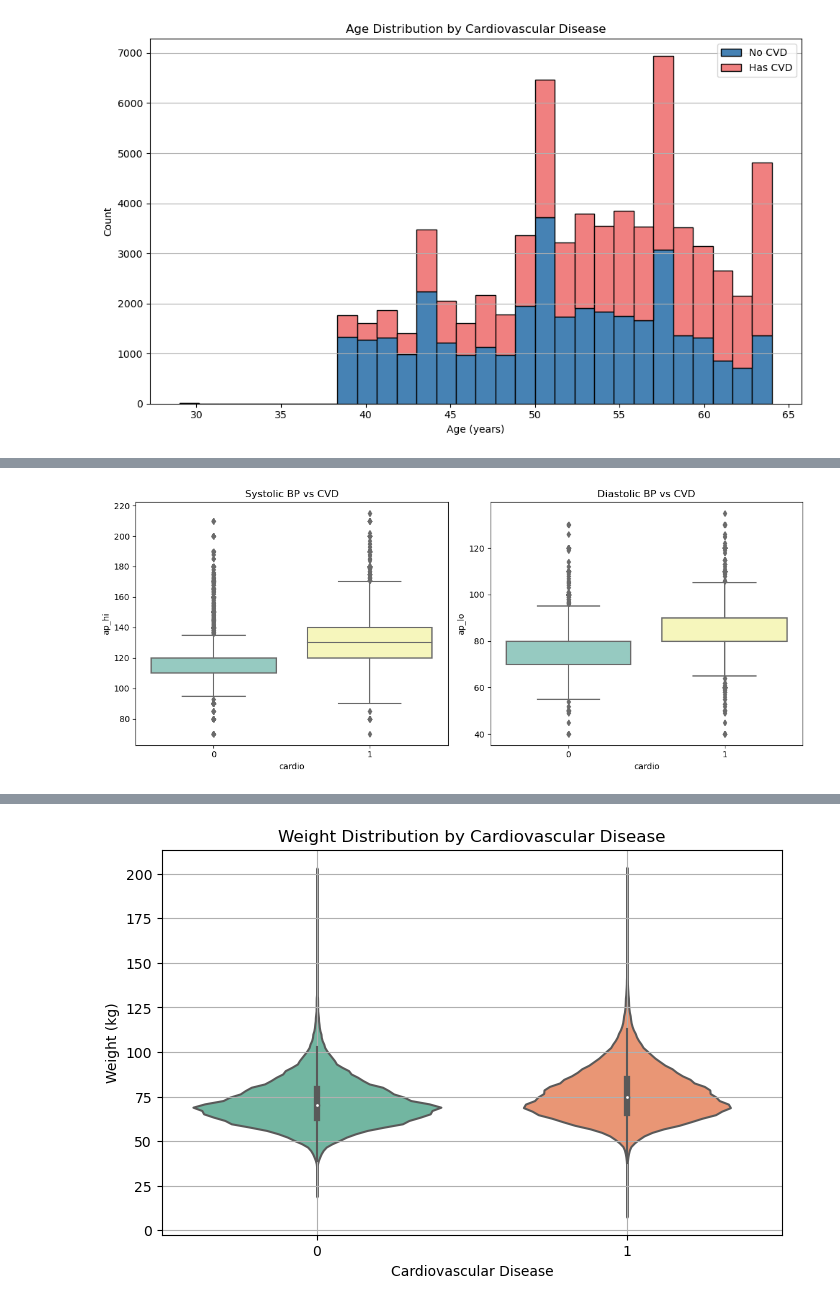
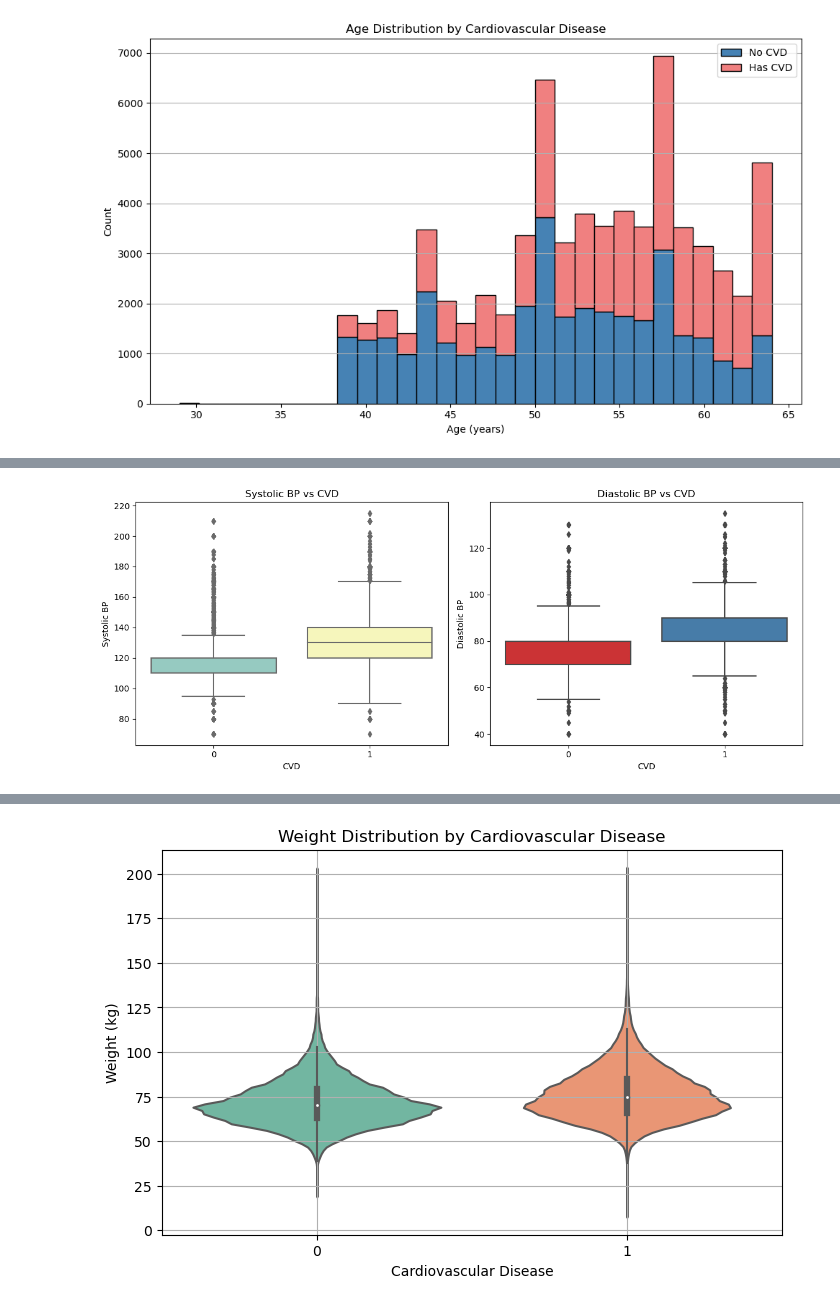
Before and after one commit to ebavarsad/ebavarsad, a Jupyter notebook: kaggle/cardiovascular_disease_research.ipynb, the cells around one changed output, grey strips where cells are left out. Drawn from its saved outputs; the diff is of its cells as text; code cells hidden in the pictures.

```diff
--- a/kaggle/cardiovascular_disease_research.ipynb
+++ b/kaggle/cardiovascular_disease_research.ipynb
@@ -61,7 +61,7 @@ def cleaner_df(df, map_names):
 
     # remap column names
     df = df.rename(columns = {'Ap_hi':'Systolic BP', 'Ap_lo':'Diastolic BP', 'Gluc':'Glucose',
-                              'Alco':'Alcohol Drinker', 'Active':'Exerciser', 'Smoke': 'Smoker',
+                              'Alco':'Alcohol Drinker', 'Active':'Inactive', 'Smoke': 'Smoker',
                               'Cardio':'CVD'})
 
     # create new column
@@ -75,7 +75,7 @@ def cleaner_df(df, map_names):
     df = df[(df['Diastolic BP'] > 30) & (df['Diastolic BP'] < 140)]
 
     # we reverse the value of 1 for Exerciser so that you are marked 1 if you don't exercise
-    df['Exerciser'] = int(abs(1-df['Exerciser']))
+    df['Inactive'] = abs(1-df['Inactive'])
 
     # create a BMI category
     df['BMI'] = df['Weight'] / (df['Height']/100)**2
@@ -229,22 +285,21 @@ plot_risk_score_by_age_group(clean_heart_df)
 # %%
-import seaborn as sns
 
 def plot_blood_pressure_box(df):
 
     plt.figure(figsize=(12, 5))
 
     plt.subplot(1, 2, 1)
-    sns.boxplot(data=df, x='cardio', y='ap_hi', palette='Set3')
+    sns.boxplot(data = df, x = 'CVD', y = 'Systolic BP', palette = 'Set3')
 
     plt.title('Systolic BP vs CVD')
     plt.subplot(1, 2, 2)
 
-    sns.boxplot(data=df, x='cardio', y='ap_lo', palette='Set3')
+    sns.boxplot(data = df, x = 'CVD', y = 'Diastolic BP', palette = 'Set1')
 
     plt.title('Diastolic BP vs CVD')
     plt.tight_layout()
     plt.show()
 
 plot_blood_pressure_box(clean_heart_df)
 # %% [output]
-[figure, old version]
+[figure, new version]
```
Also changed, not shown: parts of 14 cells of this notebook, 1 other file.
